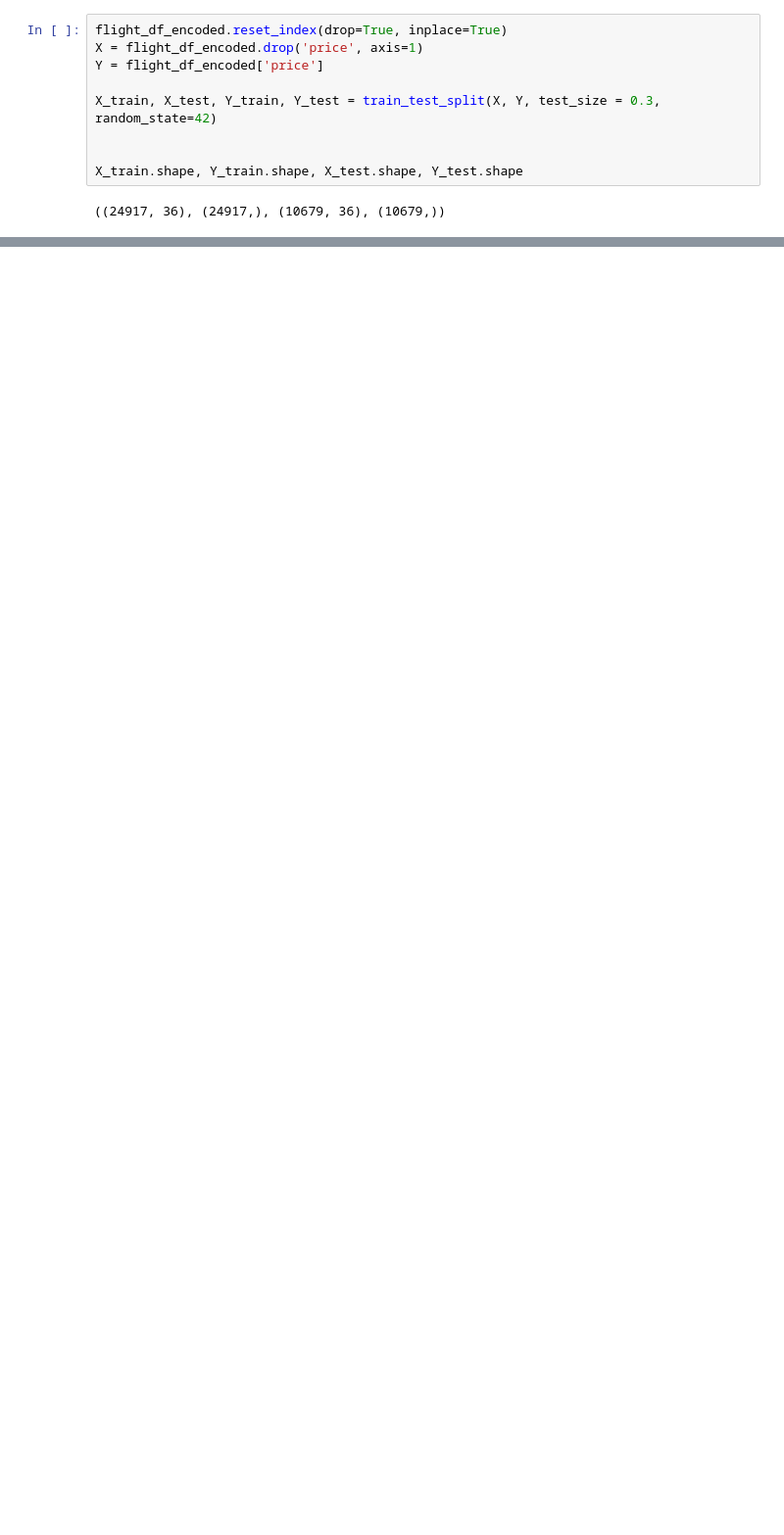
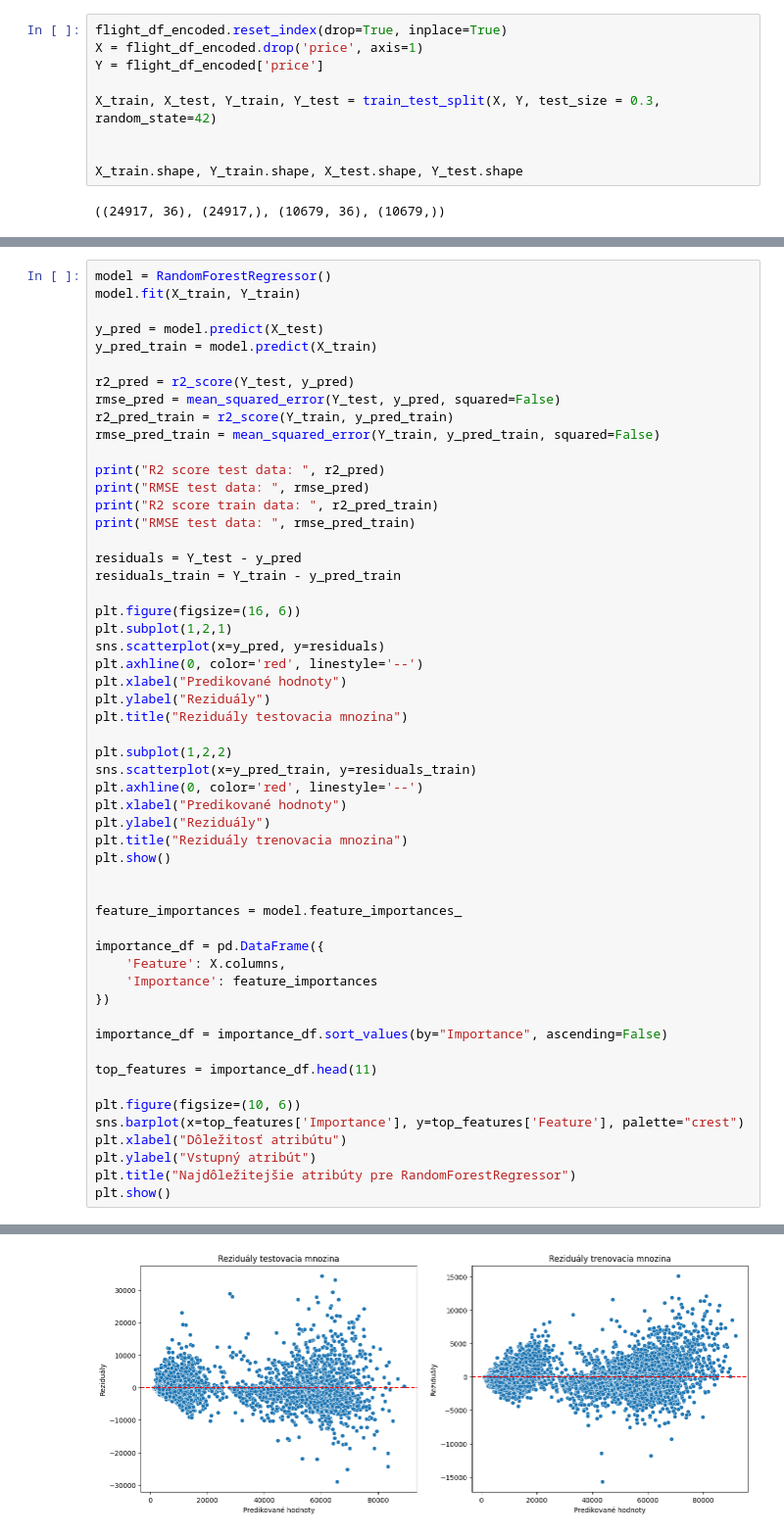
Before and after one commit to OndrejKocak/suns, a Jupyter notebook: zadanie2/zadanie2.ipynb, the cells around one changed output, grey strips where cells are left out. Shown at 98% size. Saved outputs shown, nothing was run; the diff lists cells and outputs as text; blank space fills up the shorter version.

```diff
--- a/zadanie2/zadanie2.ipynb
+++ b/zadanie2/zadanie2.ipynb
@@ -155,0 +195,55 @@ X_test = scaler.transform(X_test)
+# %%
+model = RandomForestRegressor()
+model.fit(X_train, Y_train)
+
+y_pred = model.predict(X_test)
+y_pred_train = model.predict(X_train)
+
+r2_pred = r2_score(Y_test, y_pred)
+rmse_pred = mean_squared_error(Y_test, y_pred, squared=False)
+r2_pred_train = r2_score(Y_train, y_pred_train)
+rmse_pred_train = mean_squared_error(Y_train, y_pred_train, squared=False)
+
+print("R2 score test data: ", r2_pred)
+print("RMSE test data: ", rmse_pred)
+print("R2 score train data: ", r2_pred_train)
+print("RMSE test data: ", rmse_pred_train)
+
+residuals = Y_test - y_pred
+residuals_train = Y_train - y_pred_train
+
+plt.figure(figsize=(16, 6))
+plt.subplot(1,2,1)
+sns.scatterplot(x=y_pred, y=residuals)
+plt.axhline(0, color='red', linestyle='--')
+plt.xlabel("Predikované hodnoty")
+plt.ylabel("Reziduály")
+plt.title("Reziduály testovacia mnozina")
+
+plt.subplot(1,2,2)
+sns.scatterplot(x=y_pred_train, y=residuals_train)
+plt.axhline(0, color='red', linestyle='--')
+plt.xlabel("Predikované hodnoty")
+plt.ylabel("Reziduály")
+plt.title("Reziduály trenovacia mnozina")
+plt.show()
+
+
+feature_importances = model.feature_importances_
+
+importance_df = pd.DataFrame({
+    'Feature': X.columns,
+    'Importance': feature_importances
+})
+
+importance_df = importance_df.sort_values(by="Importance", ascending=False)
+
+top_features = importance_df.head(11)
+
+plt.figure(figsize=(10, 6))
+sns.barplot(x=top_features['Importance'], y=top_features['Feature'], palette="crest")
+plt.xlabel("Dôležitosť atribútu")
+plt.ylabel("Vstupný atribút")
+plt.title("Najdôležitejšie atribúty pre RandomForestRegressor")
+plt.show()
+# %% [output]
@@ -155,0 +254 @@ X_test = scaler.transform(X_test)
+[figure, added]
```
Also changed, not shown: parts of 20 cells of this notebook.
